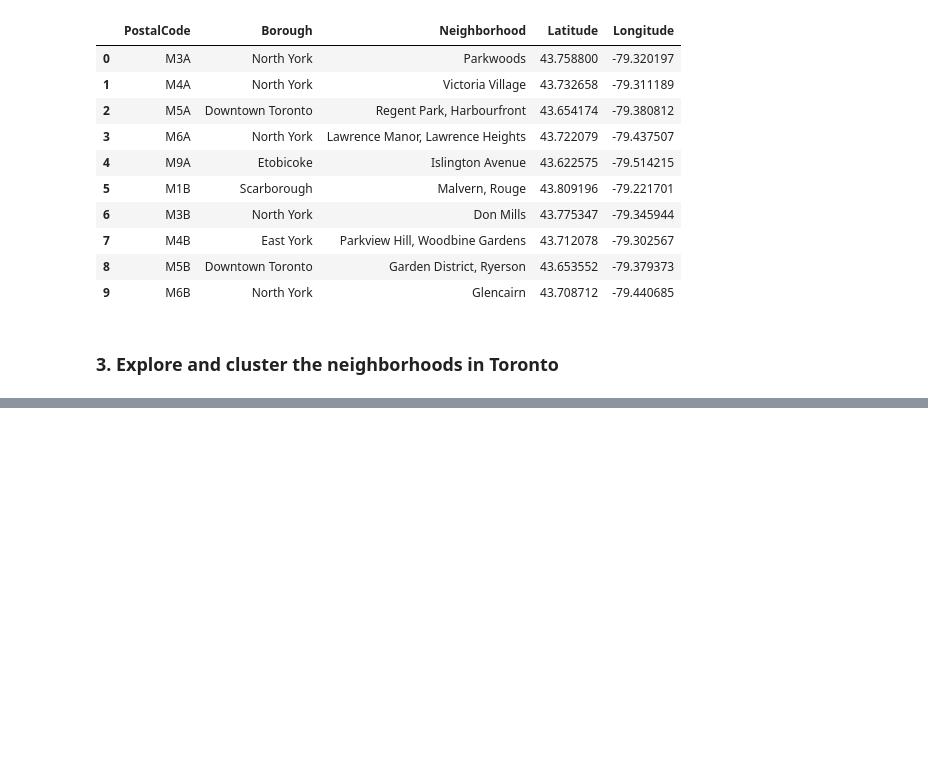
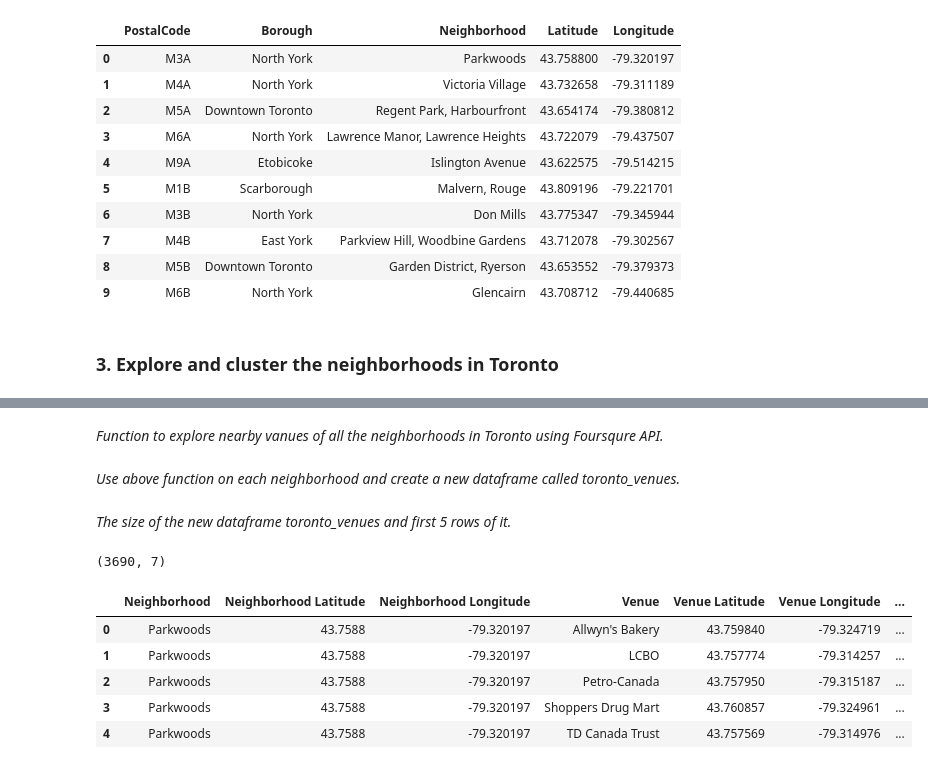
Before and after one commit to kshbds/Coursera_Capstone, a Jupyter notebook: Clustering Neighborhoods in Toronto.ipynb, the cells around one changed output, grey strips where cells are left out. Cells and saved outputs as stored; diff of their text form; code cells hidden in the pictures; blank space fills up the shorter version.

```diff
--- a/Clustering Neighborhoods in Toronto.ipynb
+++ b/Clustering Neighborhoods in Toronto.ipynb
@@ -185,0 +205,27 @@ torontodata.head(10)
+# %%
+city = 'Toronto, Ontario'
+
+# get the latitude and longitude of Ontario
+geolocator = Nominatim(user_agent="city_explorer")
+location = geolocator.geocode(city)
+latitude = location.latitude
+longitude = location.longitude
+
+# create map of New York using latitude and longitude values
+map_toronto = folium.Map(location=[latitude, longitude], zoom_start=10)
+
+# add markers to map
+for lat, lng, borough, neighborhood in zip(torontodata['Latitude'], torontodata['Longitude'], torontodata['Borough'], torontodata['Neighborhood']):
+    label = '{}, {}'.format(neighborhood, borough)
+    label = folium.Popup(label, parse_html=True)
+    folium.CircleMarker(
+        [lat, lng],
+        radius=5,
+        popup=label,
+        color='blue',
+        fill=True,
+        fill_color='#3186cc',
+        fill_opacity=0.7,
+        parse_html=False).add_to(map_toronto)
+
+map_toronto
@@ -185,0 +254,2 @@ torontodata.head(10)
+# %% [markdown]
+_Function to explore nearby vanues of all the neighborhoods in Toronto using Foursqure API._
@@ -185,0 +297,2 @@ torontodata.head(10)
+# %% [markdown]
+_Use above function on each neighborhood and create a new dataframe called toronto_venues._
@@ -185,0 +304,13 @@ torontodata.head(10)
+# %% [markdown]
+_The size of the new dataframe toronto_venues and first 5 rows of it._
+# %%
+print(toronto_venues.shape)
+toronto_venues.head()
+# %% [output]
+(3690, 7)
+|  | Neighborhood | Neighborhood Latitude | Neighborhood Longitude | Venue | Venue Latitude | Venue Longitude | ... |
+| 0 | Parkwoods | 43.7588 | -79.320197 | Allwyn's Bakery | 43.759840 | -79.324719 | ... |
+| 1 | Parkwoods | 43.7588 | -79.320197 | LCBO | 43.757774 | -79.314257 | ... |
+| 2 | Parkwoods | 43.7588 | -79.320197 | Petro-Canada | 43.757950 | -79.315187 | ... |
+| 3 | Parkwoods | 43.7588 | -79.320197 | Shoppers Drug Mart | 43.760857 | -79.324961 | ... |
+| 4 | Parkwoods | 43.7588 | -79.320197 | TD Canada Trust | 43.757569 | -79.314976 | ... |
```
Also changed, not shown: parts of 29 cells of this notebook.
